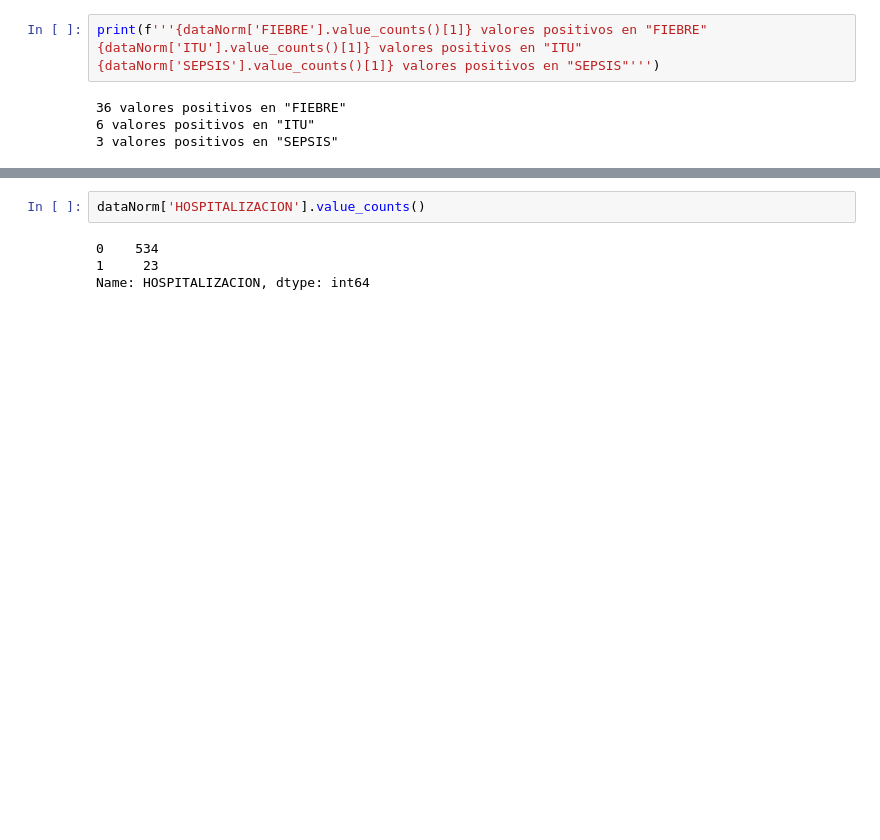
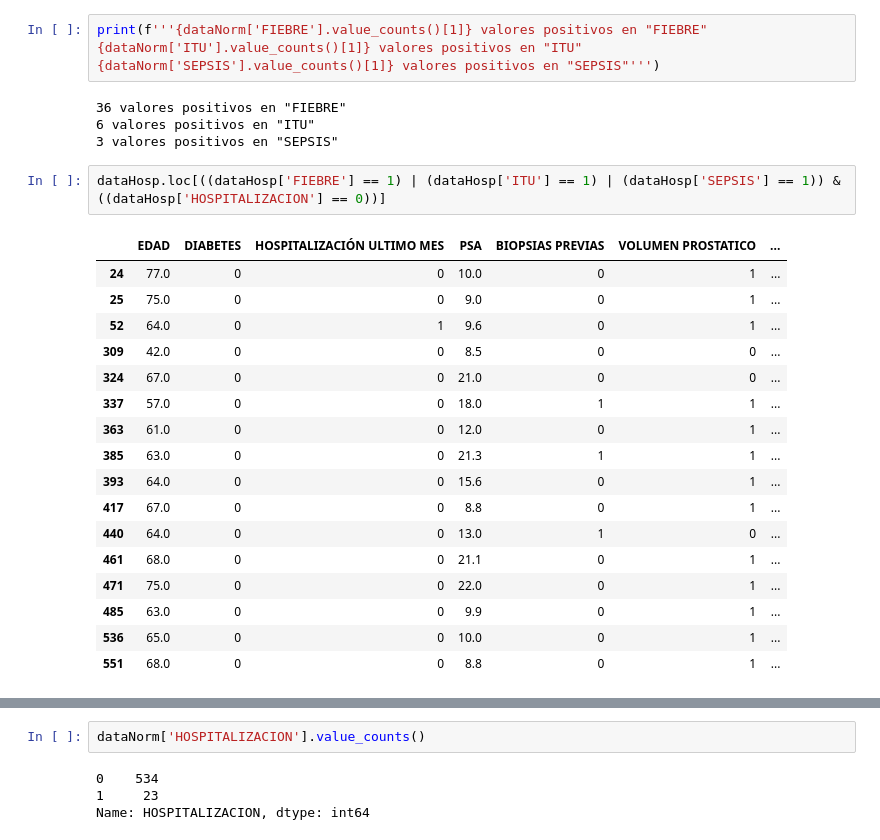
Before and after one commit to whipped-coffee/M06-Proyecto-Integrador-Machine-Learning, a Jupyter notebook: OriginalData/EDA.ipynb, the cells around one changed output, grey strips where cells are left out. Drawn from its saved outputs; the diff is of its cells as text; blank space fills up the shorter version.

```diff
--- a/OriginalData/EDA.ipynb
+++ b/OriginalData/EDA.ipynb
@@ -178,4 +178,24 @@ print(f'''{dataNorm['FIEBRE'].value_counts()[1]} valores positivos en "FIEBRE"
 36 valores positivos en "FIEBRE"
 6 valores positivos en "ITU"
 3 valores positivos en "SEPSIS"
+# %%
+dataHosp.loc[((dataHosp['FIEBRE'] == 1) | (dataHosp['ITU'] == 1) | (dataHosp['SEPSIS'] == 1)) & ((dataHosp['HOSPITALIZACION'] == 0))]
+# %% [output]
+|  | EDAD | DIABETES | HOSPITALIZACIÓN ULTIMO MES | PSA | BIOPSIAS PREVIAS | VOLUMEN PROSTATICO | ... |
+| 24 | 77.0 | 0 | 0 | 10.0 | 0 | 1 | ... |
+| 25 | 75.0 | 0 | 0 | 9.0 | 0 | 1 | ... |
+| 52 | 64.0 | 0 | 1 | 9.6 | 0 | 1 | ... |
+| 309 | 42.0 | 0 | 0 | 8.5 | 0 | 0 | ... |
+| 324 | 67.0 | 0 | 0 | 21.0 | 0 | 0 | ... |
+| 337 | 57.0 | 0 | 0 | 18.0 | 1 | 1 | ... |
+| 363 | 61.0 | 0 | 0 | 12.0 | 0 | 1 | ... |
+| 385 | 63.0 | 0 | 0 | 21.3 | 1 | 1 | ... |
+| 393 | 64.0 | 0 | 0 | 15.6 | 0 | 1 | ... |
+| 417 | 67.0 | 0 | 0 | 8.8 | 0 | 1 | ... |
+| 440 | 64.0 | 0 | 0 | 13.0 | 1 | 0 | ... |
+| 461 | 68.0 | 0 | 0 | 21.1 | 0 | 1 | ... |
+| 471 | 75.0 | 0 | 0 | 22.0 | 0 | 1 | ... |
+| 485 | 63.0 | 0 | 0 | 9.9 | 0 | 1 | ... |
+| 536 | 65.0 | 0 | 0 | 10.0 | 0 | 1 | ... |
+| 551 | 68.0 | 0 | 0 | 8.8 | 0 | 1 | ... |
 # %%
```
Also changed, not shown: parts of 1 cell of this notebook.
